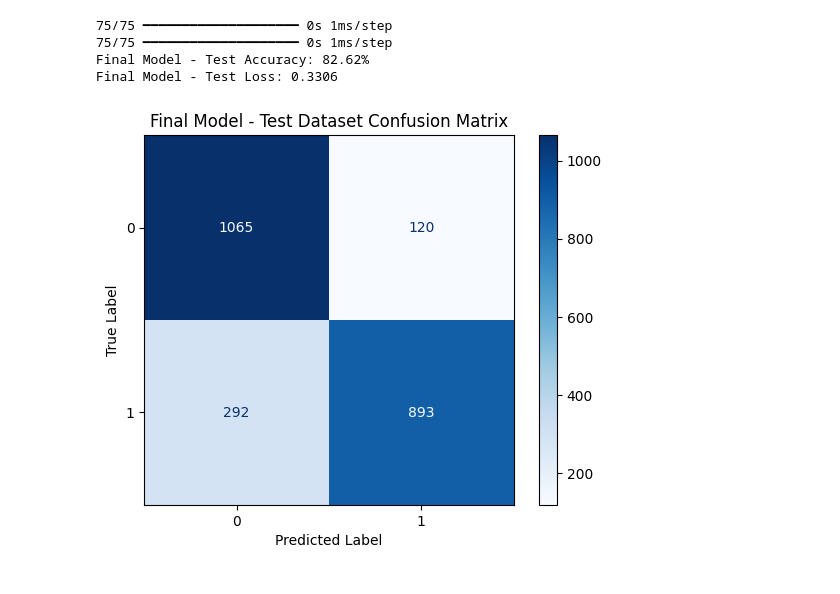
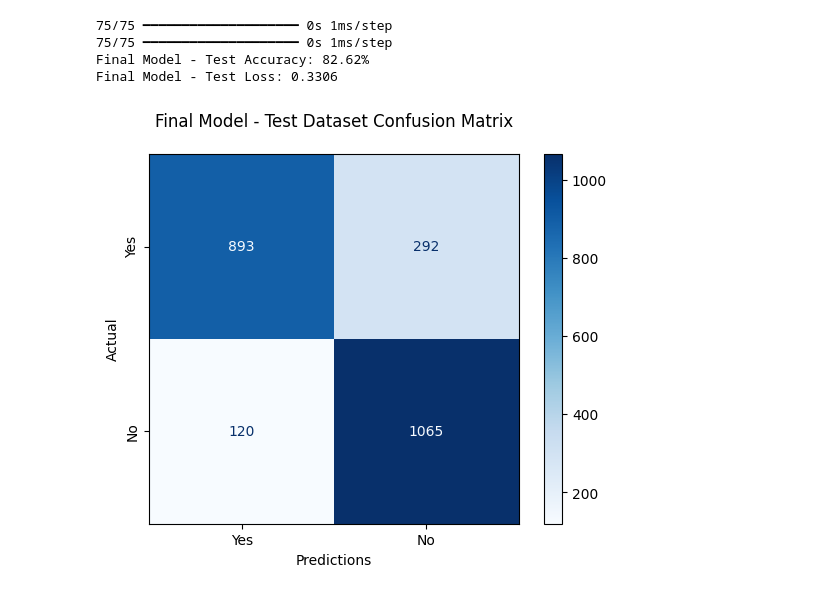
Before and after one commit to AustinLowey/ml-tensorflow-repeat-customers-audiobook, a Jupyter notebook: src/6_test_final_model.ipynb, the cells around one changed output. Cells and saved outputs as stored; diff of their text form; code cells hidden in the pictures.

```diff
--- a/src/6_test_final_model.ipynb
+++ b/src/6_test_final_model.ipynb
@@ -101,15 +101,17 @@ Final Model - Test Loss: 0.3306
 # %%
 ### Confusion Matrix ###
 
 # Compute and plot the confusion matrix using
 cm = confusion_matrix(y_test, final_test_predictions)
-disp = ConfusionMatrixDisplay(confusion_matrix=cm, display_labels=[0, 1])
+cm_swapped = cm[::-1, ::-1]
+disp = ConfusionMatrixDisplay(confusion_matrix=cm_swapped, display_labels=['Yes', 'No'])
 disp.plot(cmap='Blues')
 
 # Show plot
-plt.title('Final Model - Test Dataset Confusion Matrix')
-plt.xlabel('Predicted Label')
-plt.ylabel('True Label')
+plt.title('Final Model - Test Dataset Confusion Matrix', pad=20)
+plt.xlabel('Predictions')
+plt.ylabel('Actual')
+plt.yticks(rotation=90, va='center')
 plt.show()
 # %% [output]
-[figure, old version]
+[figure, new version]
```
Also changed, not shown: parts of 1 cell of this notebook, 1 other file.
